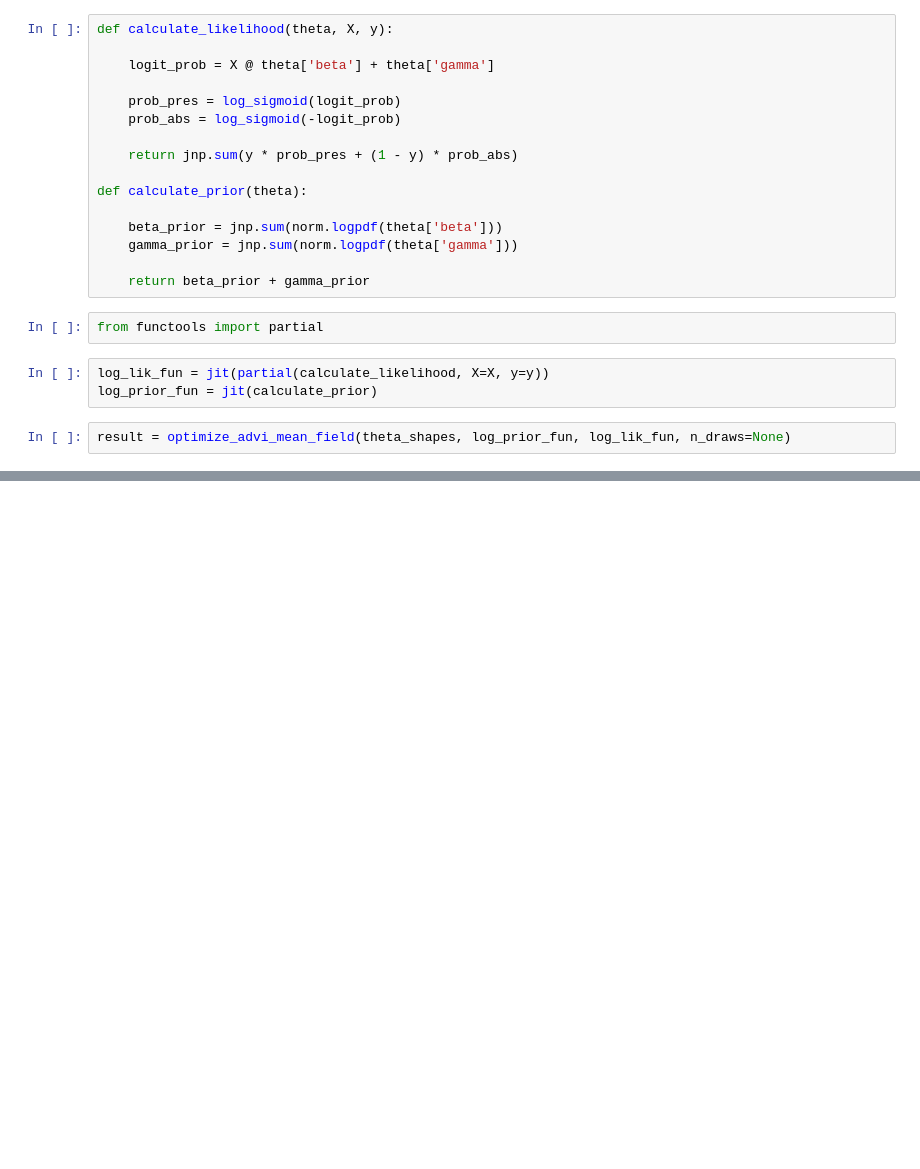
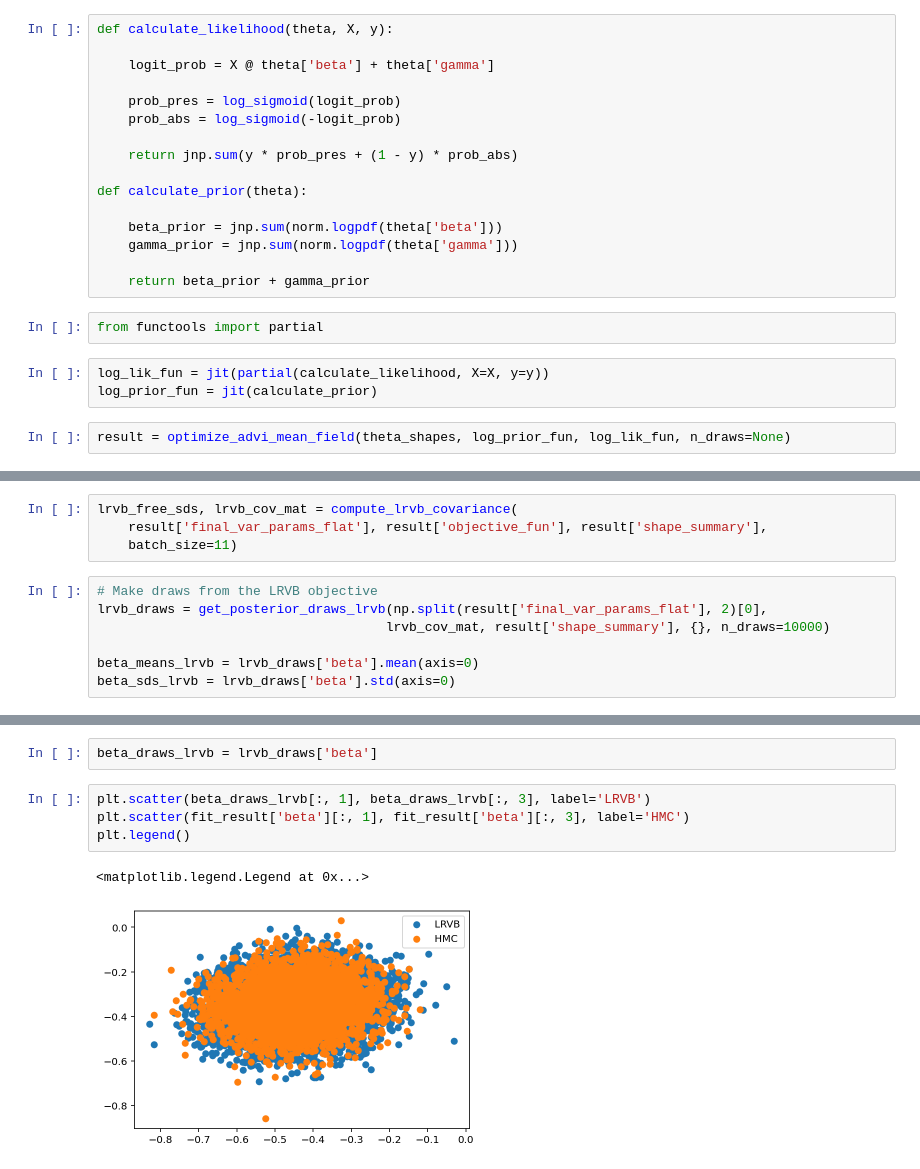
Before and after one commit to martiningram/jax_advi, a Jupyter notebook: examples/Logistic regression example.ipynb, the cells around one changed output, grey strips where cells are left out. Cells and saved outputs as stored; diff of their text form; blank space fills up the shorter version.

```diff
--- a/examples/Logistic regression example.ipynb
+++ b/examples/Logistic regression example.ipynb
@@ -151 +136,12 @@ lrvb_free_sds, lrvb_cov_mat = compute_lrvb_covariance(
+# %%
+lrvb_free_sds, lrvb_cov_mat = compute_lrvb_covariance(
+    result['final_var_params_flat'], result['objective_fun'], result['shape_summary'],
+    batch_size=11)
+# %%
+# Make draws from the LRVB objective
+lrvb_draws = get_posterior_draws_lrvb(np.split(result['final_var_params_flat'], 2)[0],
+                                     lrvb_cov_mat, result['shape_summary'], {}, n_draws=10000)
+
+beta_means_lrvb = lrvb_draws['beta'].mean(axis=0)
+beta_sds_lrvb = lrvb_draws['beta'].std(axis=0)
 # %%
@@ -177,0 +175,9 @@ plt.savefig('logistic_reg_comparison_lrvb.png', dpi=300)
+# %%
+beta_draws_lrvb = lrvb_draws['beta']
+# %%
+plt.scatter(beta_draws_lrvb[:, 1], beta_draws_lrvb[:, 3], label='LRVB')
+plt.scatter(fit_result['beta'][:, 1], fit_result['beta'][:, 3], label='HMC')
+plt.legend()
+# %% [output]
+<matplotlib.legend.Legend at 0x...>
+[figure, added]
```
Also changed, not shown: parts of 6 cells of this notebook, 1 other file.
